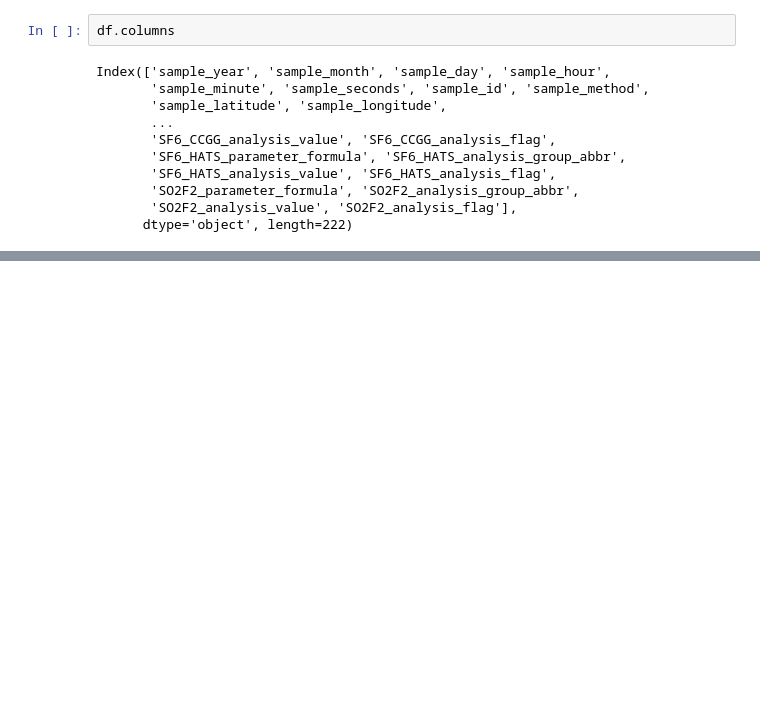
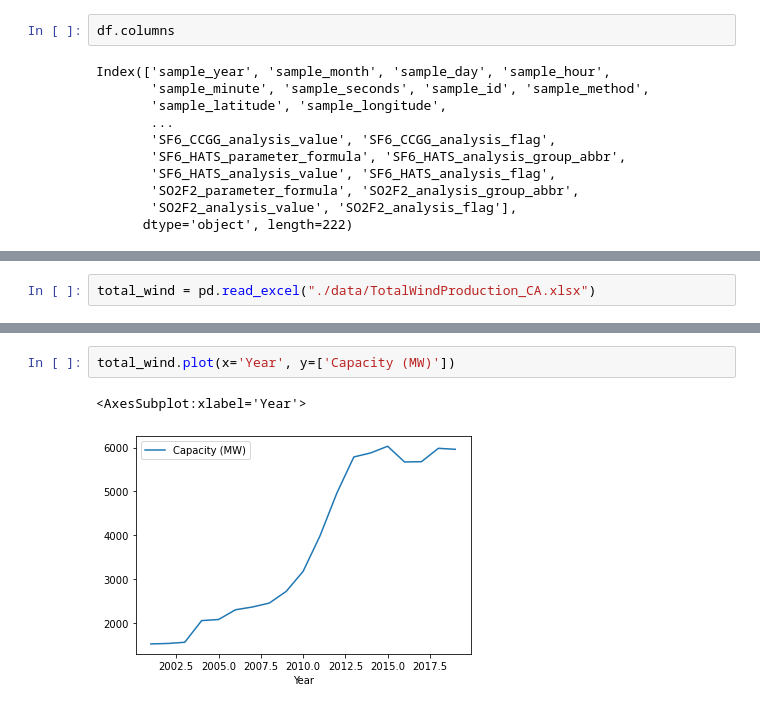
Before and after one commit to TeamNullPointers/Hack4Space, a Jupyter notebook: DataStats.ipynb, the cells around one changed output, grey strips where cells are left out. Cells and saved outputs as stored; diff of their text form; blank space fills up the shorter version.

```diff
--- a/DataStats.ipynb
+++ b/DataStats.ipynb
@@ -42,0 +94,2 @@ Index(['sample_year', 'sample_month', 'sample_day', 'sample_hour',
+# %%
+total_wind = pd.read_excel("./data/TotalWindProduction_CA.xlsx")
@@ -42,0 +112,5 @@ Index(['sample_year', 'sample_month', 'sample_day', 'sample_hour',
+# %%
+total_wind.plot(x='Year', y=['Capacity (MW)'])
+# %% [output]
+<AxesSubplot:xlabel='Year'>
+[figure, added]
```
Also changed, not shown: parts of 17 cells of this notebook, 9 other files.
